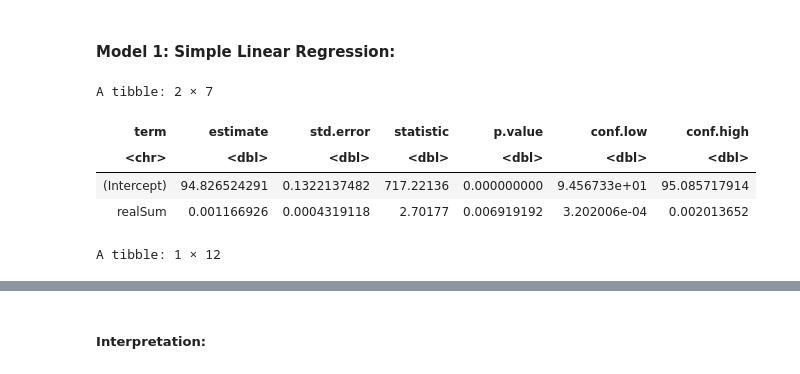
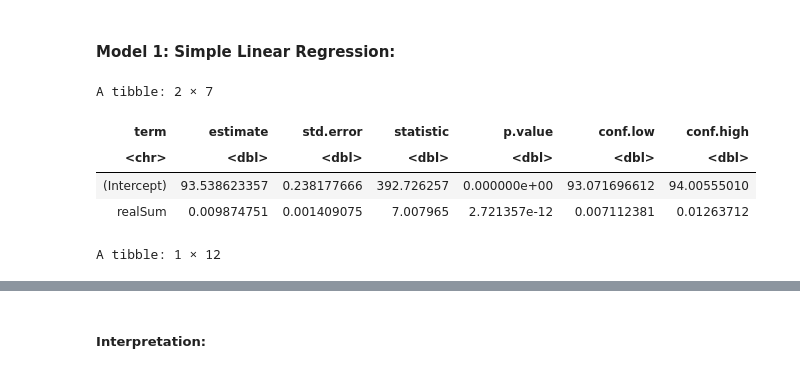
Before and after one commit to stat301-group35/Group-35-Final-Report-STAT-301-, a Jupyter notebook: final_project_stat301.ipynb, the cells around one changed output, grey strips where cells are left out. Drawn from its saved outputs; the diff is of its cells as text; code cells hidden in the pictures.

```diff
--- a/final_project_stat301.ipynb
+++ b/final_project_stat301.ipynb
@@ -206,18 +185,18 @@ A data.frame: 6 × 8
 #### Model 1: Simple Linear Regression:
 # %%
 model_slr <- lm(guest_satisfaction_overall ~ realSum,
-                data = athens_df)
+                data = athens)
 table_slr <- tidy(model_slr,conf.int = TRUE, conf.lvl = 0.95)
 table_slr
 
 f_test_slr <- glance(model_slr)
 f_test_slr
 # %% [output]
 A tibble: 2 × 7
 | term | estimate | std.error | statistic | p.value | conf.low | conf.high |
 | <chr> | <dbl> | <dbl> | <dbl> | <dbl> | <dbl> | <dbl> |
-| (Intercept) | 94.826524291 | 0.1322137482 | 717.22136 | 0.000000000 | 9.456733e+01 | 95.085717914 |
-| realSum | 0.001166926 | 0.0004319118 | 2.70177 | 0.006919192 | 3.202006e-04 | 0.002013652 |
+| (Intercept) | 93.538623357 | 0.238177666 | 392.726257 | 0.000000e+00 | 93.071696612 | 94.00555010 |
+| realSum | 0.009874751 | 0.001409075 | 7.007965 | 2.721357e-12 | 0.007112381 | 0.01263712 |
 A tibble: 1 × 12
 | r.squared | adj.r.squared | sigma | statistic | p.value | df | logLik | AIC | BIC | deviance | ... |
 | <dbl> | <dbl> | <dbl> | <dbl> | <dbl> | <dbl> | <dbl> | <dbl> | <dbl> | <dbl> | ... |
```
Also changed, not shown: parts of 9 cells of this notebook, 1 other file.
